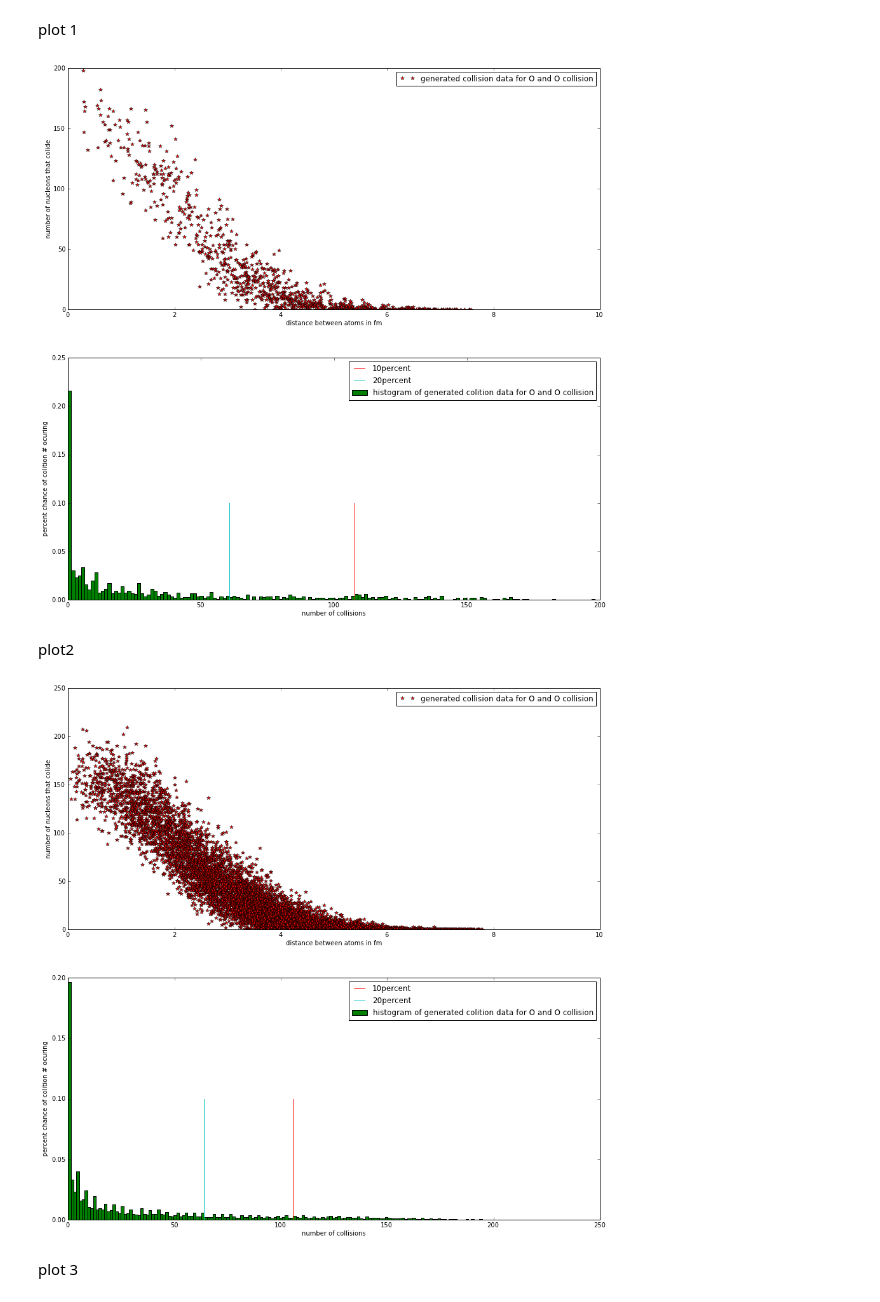
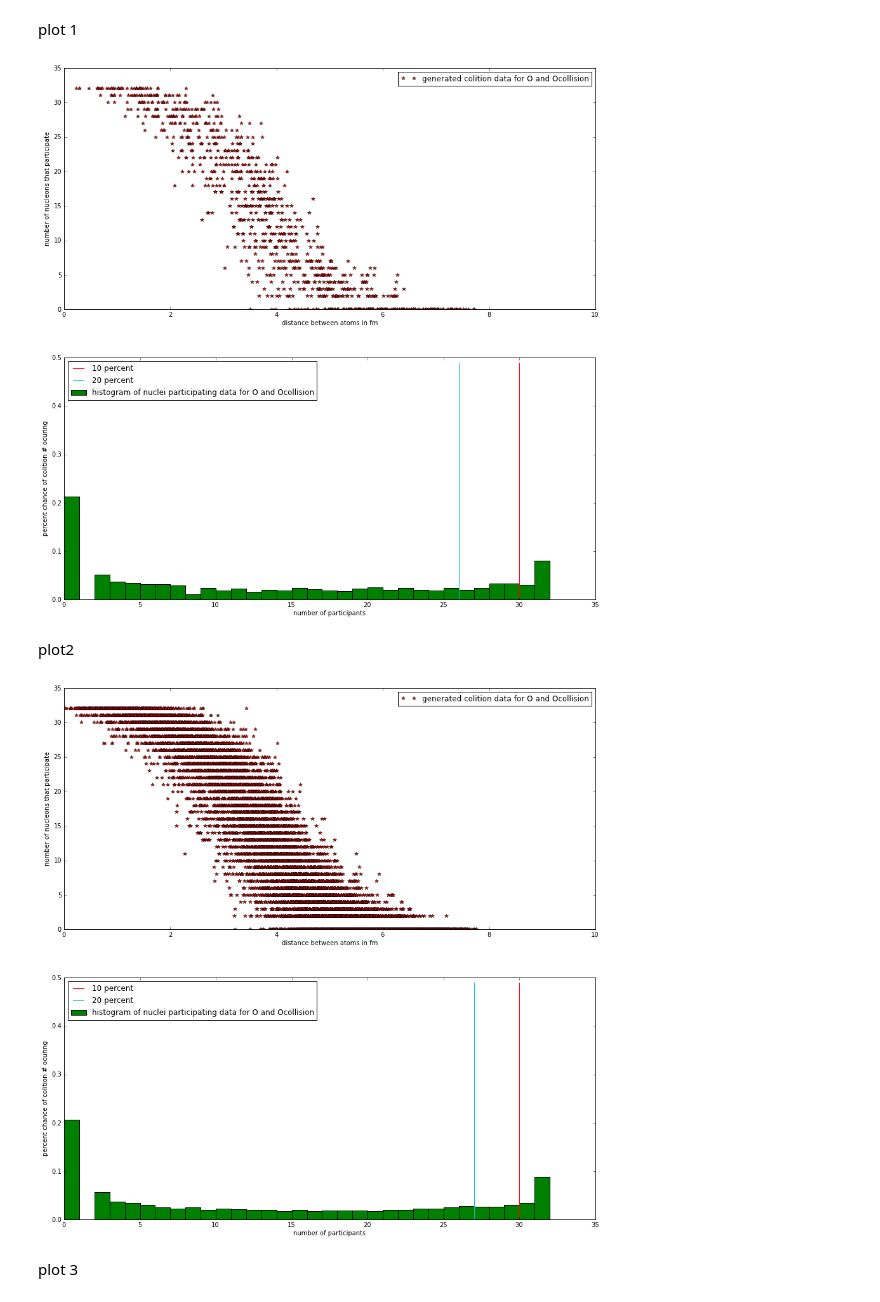
Before and after one commit to mmille60/PHYS202-SP2013, a Jupyter notebook: Project/Final draft.ipynb, the cells around one changed output. Cells and saved outputs as stored; diff of their text form; code cells hidden in the pictures.

```diff
--- a/Project/Final draft.ipynb
+++ b/Project/Final draft.ipynb
@@ -865,15 +864,15 @@ Is there a corilation between Nparticipating and inpact distance? If so how big
 # %% [markdown]
 plot 1
 # %%
-collision_data_plot("O","O",1000,10**2)
+Participating_data_plot("O","O",1000,10**2)
 # %% [output]
-[figure, old version]
+[figure, new version]
 # %% [markdown]
 plot2
 # %%
-collision_data_plot("O","O",10000,10**2)
+Participating_data_plot("O","O",10000,10**2)
 # %% [output]
-[figure, old version]
+[figure, new version]
 # %% [markdown]
 plot 3
 # %%
```
Also changed, not shown: parts of 35 cells of this notebook.
